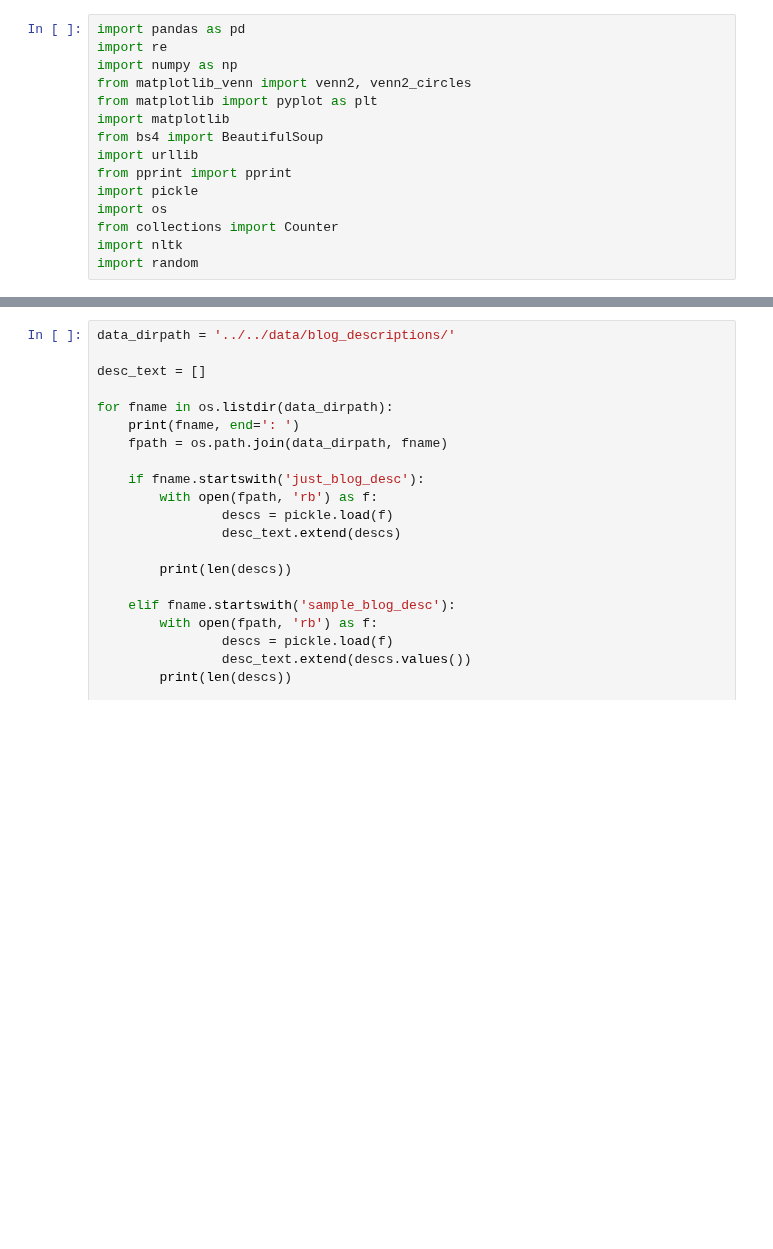
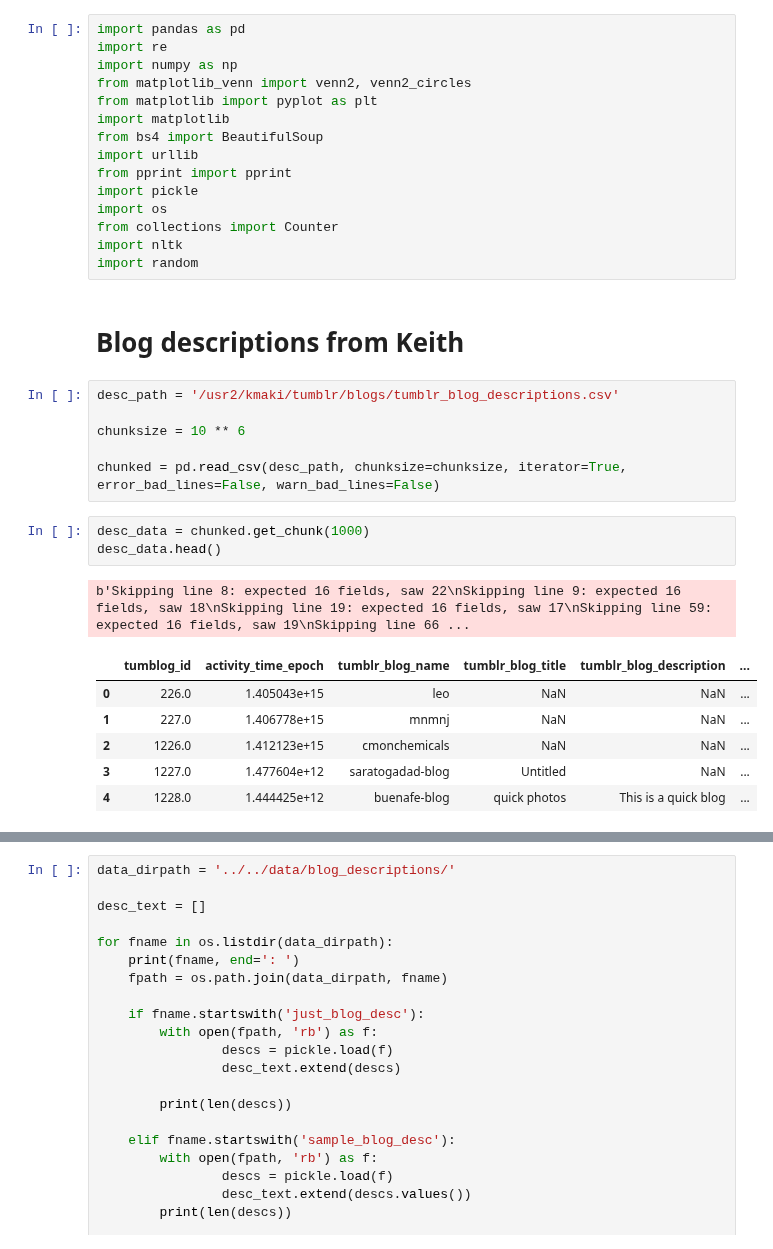
Before and after one commit to michaelmilleryoder/tumblr-scripts, a Jupyter notebook: jupyter/stance_identity_data.ipynb, the cells around one changed output, grey strips where cells are left out. Saved outputs shown, nothing was run; the diff lists cells and outputs as text; blank space fills up the shorter version.

```diff
--- a/jupyter/stance_data.ipynb
+++ b/jupyter/stance_identity_data.ipynb
@@ -13,3 +13,22 @@ import os
 from collections import Counter
 import nltk
 import random
+# %% [markdown]
+# Blog descriptions from Keith
+# %%
+desc_path = '/usr2/kmaki/tumblr/blogs/tumblr_blog_descriptions.csv'
+
+chunksize = 10 ** 6
+
+chunked = pd.read_csv(desc_path, chunksize=chunksize, iterator=True, error_bad_lines=False, warn_bad_lines=False)
+# %%
+desc_data = chunked.get_chunk(1000)
+desc_data.head()
+# %% [output]
+b'Skipping line 8: expected 16 fields, saw 22\nSkipping line 9: expected 16 fields, saw 18\nSkipping line 19: expected 16 fields, saw 17\nSkipping line 59: expected 16 fields, saw 19\nSkipping line 66 ...
+|  | tumblog_id | activity_time_epoch | tumblr_blog_name | tumblr_blog_title | tumblr_blog_description | ... |
+| 0 | 226.0 | 1.405043e+15 | leo | NaN | NaN | ... |
+| 1 | 227.0 | 1.406778e+15 | mnmnj | NaN | NaN | ... |
+| 2 | 1226.0 | 1.412123e+15 | cmonchemicals | NaN | NaN | ... |
+| 3 | 1227.0 | 1.477604e+12 | saratogadad-blog | Untitled | NaN | ... |
+| 4 | 1228.0 | 1.444425e+12 | buenafe-blog | quick photos | This is a quick blog | ... |
```
Also changed, not shown: parts of 3 cells of this notebook.
